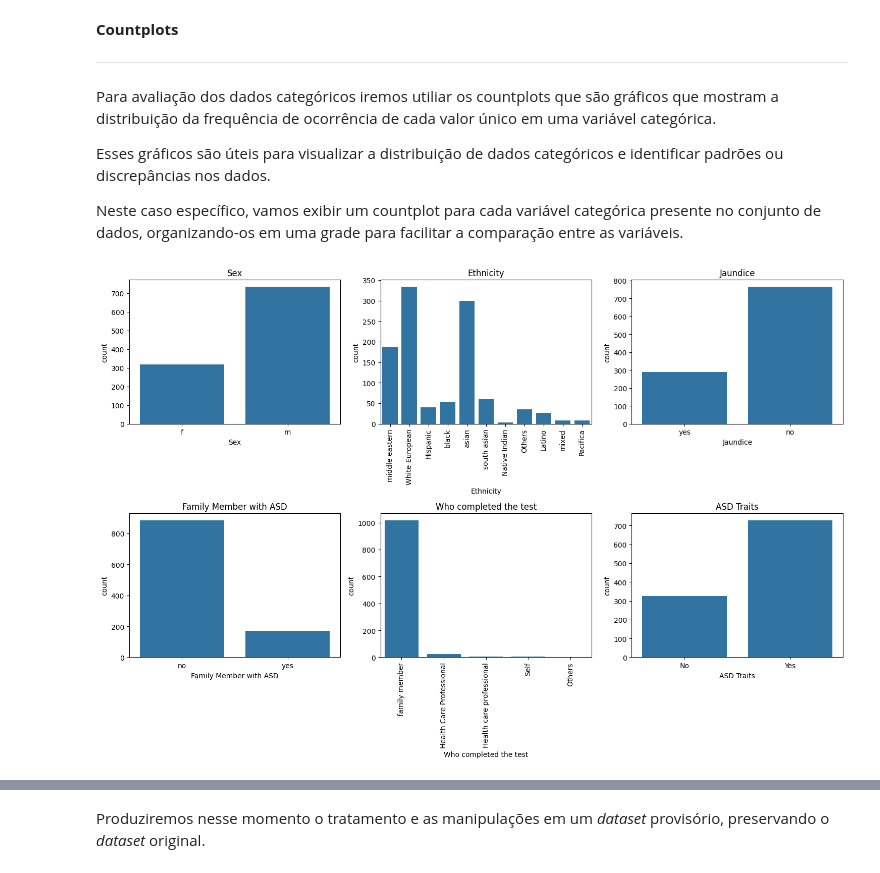
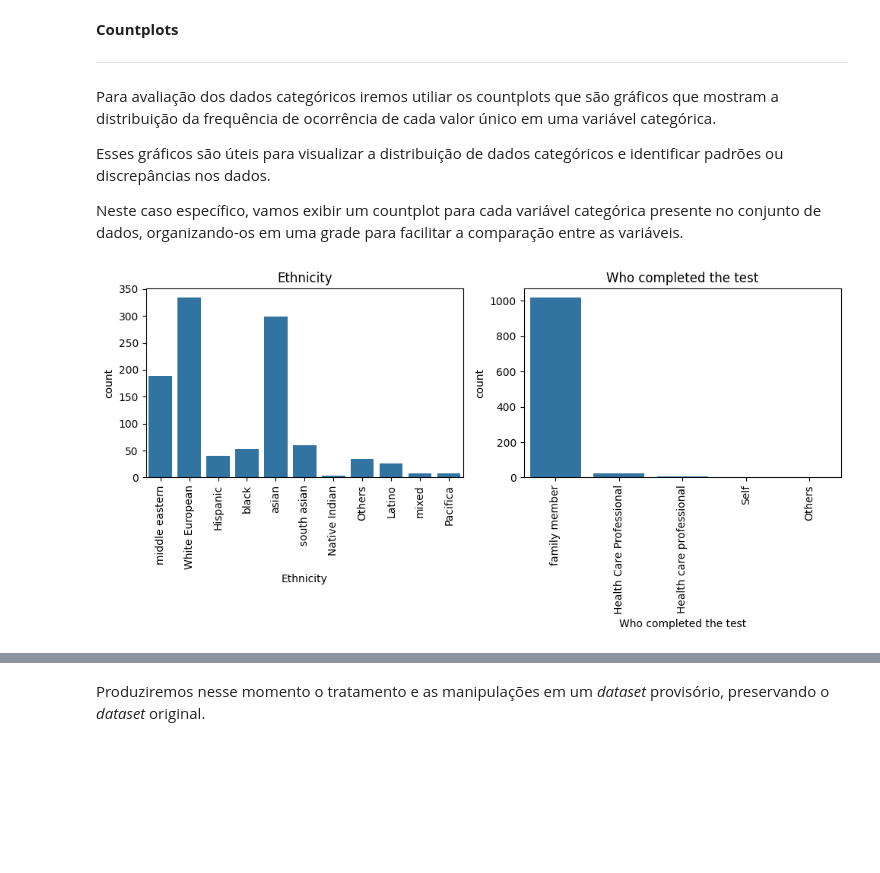
Before and after one commit to Clarana12/puc-ciencia-de-dados-e-analytics-mvp-sprint2, a Jupyter notebook: MVP_AnaClaraRodrigues.ipynb, the cells around one changed output, grey strips where cells are left out. Drawn from its saved outputs; the diff is of its cells as text; code cells hidden in the pictures; blank space fills up the shorter version.

```diff
--- a/MVP_AnaClaraRodrigues.ipynb
+++ b/MVP_AnaClaraRodrigues.ipynb
@@ -161,9 +156,9 @@ Index(['A1', 'A2', 'A3', 'A4', 'A5', 'A6', 'A7', 'A8', 'A9', 'A10', 'Age_Mons',
 # %% [markdown]
 Iremos renomear algumas colunas para melhor identificação.
 # %%
-tea_data = tea_data.rename(columns={"Age_Mons":"Age Months",
-                        "Family_mem_with_ASD":"Family Member with ASD",
-                        "Class/ASD Traits": "ASD Traits"})
+tea_data = tea_data.rename(columns={"Age_Mons":"Age_Months",
+                        "Family_mem_with_ASD":"Family_Member_With_ASD",
+                        "Class/ASD Traits": "ASD_Traits"})
 tea_data.columns
 # %% [output]
 Index(['A1', 'A2', 'A3', 'A4', 'A5', 'A6', 'A7', 'A8', 'A9', 'A10',
@@ -264 +263,20 @@ Durante a análise exploratória dos dados, notamos que os atributos Sex, Ethnic
+# %%
+# converte o atributo Sex para 0 e 1 , sendo m = 1 e f = 0
+tea_data['Sex'] = tea_data['Sex'].replace('m', 1)  # masculino
+tea_data['Sex'] = tea_data['Sex'].replace('f', 0) #feminino
+
+
+# converte o atributo Jaundice(Nasceu com icterícia) para 0 e 1 , sendo Yes = 1 e No = 0
+tea_data['Jaundice'] = tea_data['Jaundice'].replace('yes', 1)  # yes
+tea_data['Jaundice'] = tea_data['Jaundice'].replace('no', 0) #no
+
+
+# converte o atributo Family_mem_with_ASD(Familiar com TEA) para 0 e 1 , sendo Yes = 1 e No = 0
+tea_data['Family_Member_With_ASD'] = tea_data['Family_Member_With_ASD'].replace('yes', 1)  # yes
+tea_data['Family_Member_With_ASD'] = tea_data['Family_Member_With_ASD'].replace('no', 0) #no
+
+
+# converte o atributo Class/ASD Traits para 0 e 1 , sendo Yes = 1 e No = 0
+tea_data['ASD_Traits'] = tea_data['ASD_Traits'].replace('Yes', 1)
+tea_data['ASD_Traits'] = tea_data['ASD_Traits'].replace('No', 0)
 # %% [markdown]
@@ -309,17 +343,17 @@ Neste caso específico, vamos exibir um countplot para cada variável categóric
 # %%
 # Selecionar apenas as colunas categóricas
 categorical_columns = tea_data.select_dtypes(include=['object']).columns
 
 # Visualiação de countplots para cada atributo categórico
-fig, axes = plt.subplots(2, 3, figsize=(15, 10))
+fig, axes = plt.subplots(1, 2, figsize=(10, 5))
 
 axes = axes.ravel()
 for i, col in enumerate(categorical_columns):
     sns.countplot(x=tea_data[col], ax=axes[i])
     axes[i].set_title(col)
-    if col == "Who completed the test" or col == "Ethnicity" or col == "Age Months":
+    if col == "Who completed the test" or col == "Ethnicity" or col == "Age_Months":
         axes[i].tick_params(axis="x", labelrotation=90)
 plt.tight_layout()
 plt.show()
 # %% [output]
-[figure, old version]
+[figure, new version]
```
Also changed, not shown: parts of 111 cells of this notebook.
